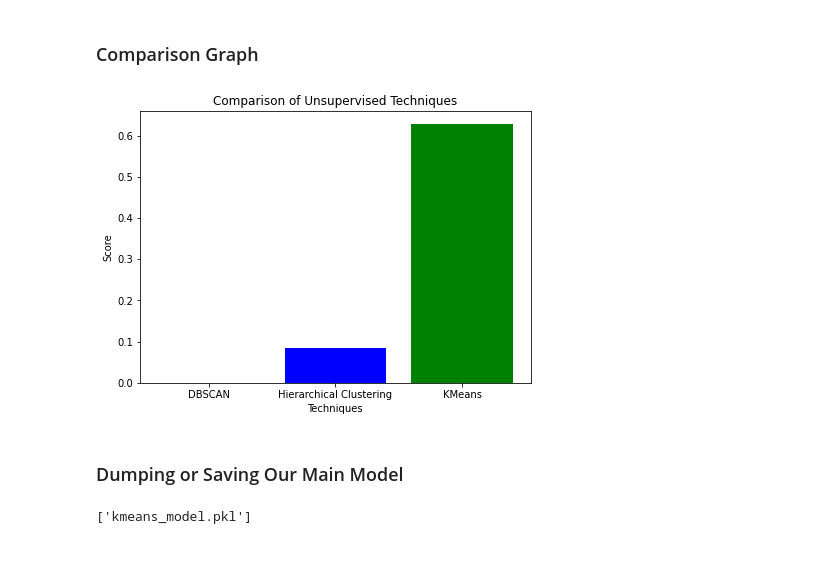
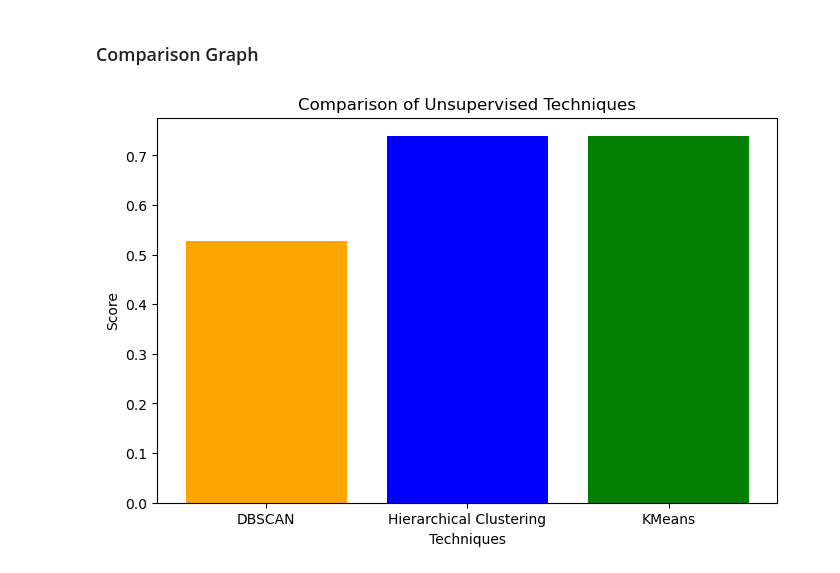
Before and after one commit to Nikhil-Jagadeesh/PDS-Project, a Jupyter notebook: src/customersegmentation.ipynb, the cells around one changed output. Drawn from its saved outputs; the diff is of its cells as text; code cells hidden in the pictures.

```diff
--- a/src/customersegmentation.ipynb
+++ b/src/customersegmentation.ipynb
@@ -173,6 +170,4 @@ label = df[['Satisfaction Level']]
 ### Splitting Data of Features and Labels into Train and Test Sets
 # %%
 
-X_train, X_test, y_train, y_test = train_test_split(features, label, test_size=0.2, random_state=42)
-print(X_train)
-print(X_test)
+X_train, X_test = train_test_split(features, test_size=0.2, random_state=42)
@@ -220,7 +176,7 @@ print(y_test)
 # %% [markdown]
 ### 1) DBSCAN
 # %%
-dbscan = DBSCAN(eps=0.5, min_samples=5)
+dbscan = DBSCAN(eps=10, min_samples=5)
 # %%
 
 dbscan.fit(X_train)
@@ -229,3 +185,4 @@ DBSCAN()
 # %%
-
-dbscan_labels = dbscan.fit_predict(X_test)
+# Get cluster labels assigned by DBSCAN
+train_cluster_labels = dbscan.labels_
+print("Cluster labels for training data:", train_cluster_labels)
@@ -457,24 +261,18 @@ plt.show()
 ### Comparison Graph
 # %%
 
-DBSCAN_accuracy = accuracy_score(y_test, dbscan_labels)
-hierarchical_accuracy = accuracy_score(y_test, hierarchical_labels)
-kmeans_accuracy = accuracy_score(y_test, kmeans_labels)
+DBSCAN_silhouette= silhouette_score(X_train, train_cluster_labels)
+hierarchical_silhouette = silhouette_score(X_test, hierarchical_labels)
+kmeans_silhouette = silhouette_score(X_test, kmeans_labels)
 techniques = ['DBSCAN', 'Hierarchical Clustering', 'KMeans']
-accuracies = [DBSCAN_accuracy, hierarchical_accuracy, kmeans_accuracy]
+accuracies = [DBSCAN_silhouette, hierarchical_silhouette, kmeans_silhouette]
 
-plt.figure(figsize=(7, 5))
+plt.figure(figsize=(8, 5))
 plt.bar(techniques, accuracies, color=['orange', 'blue', 'green'])
 plt.xlabel('Techniques')
 plt.ylabel('Score')
 plt.title('Comparison of Unsupervised Techniques')
+# plt.ylim(0, 2)
 plt.show()
 # %% [output]
-[figure, old version]
+[figure, new version]
-# %% [markdown]
-### Dumping or Saving Our Main Model
-# %%
-
-joblib.dump(kmeans, 'kmeans_model.pkl')
-# %% [output]
-['kmeans_model.pkl']
```
Also changed, not shown: parts of 16 cells of this notebook.
